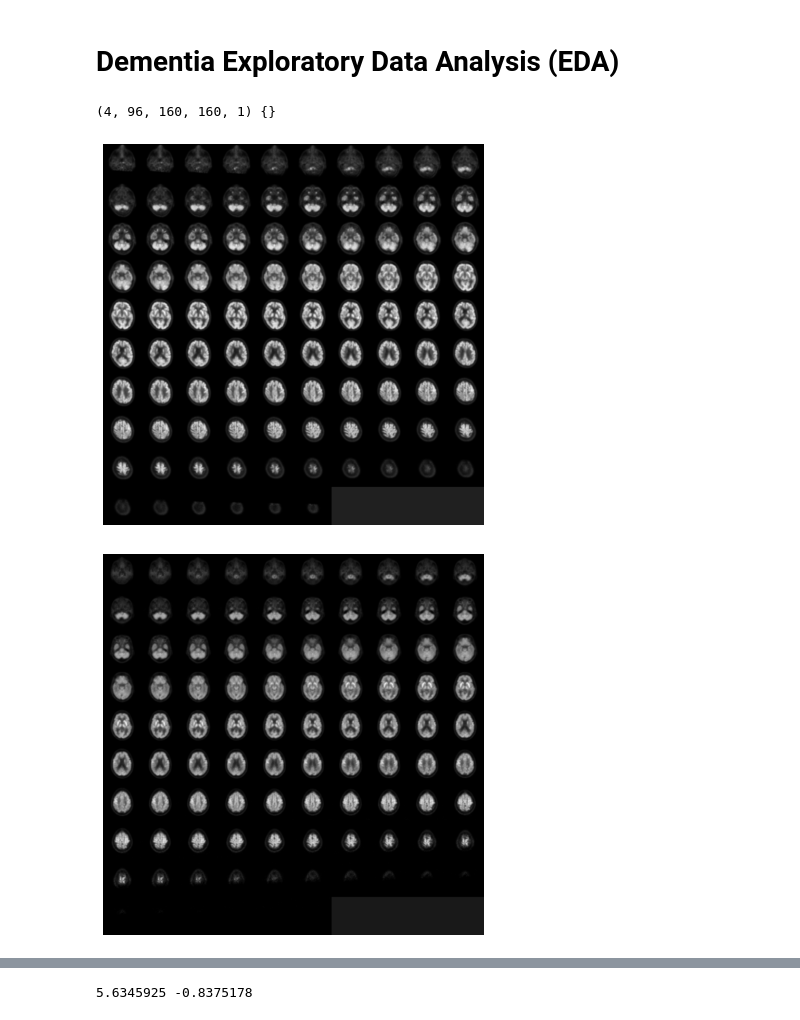
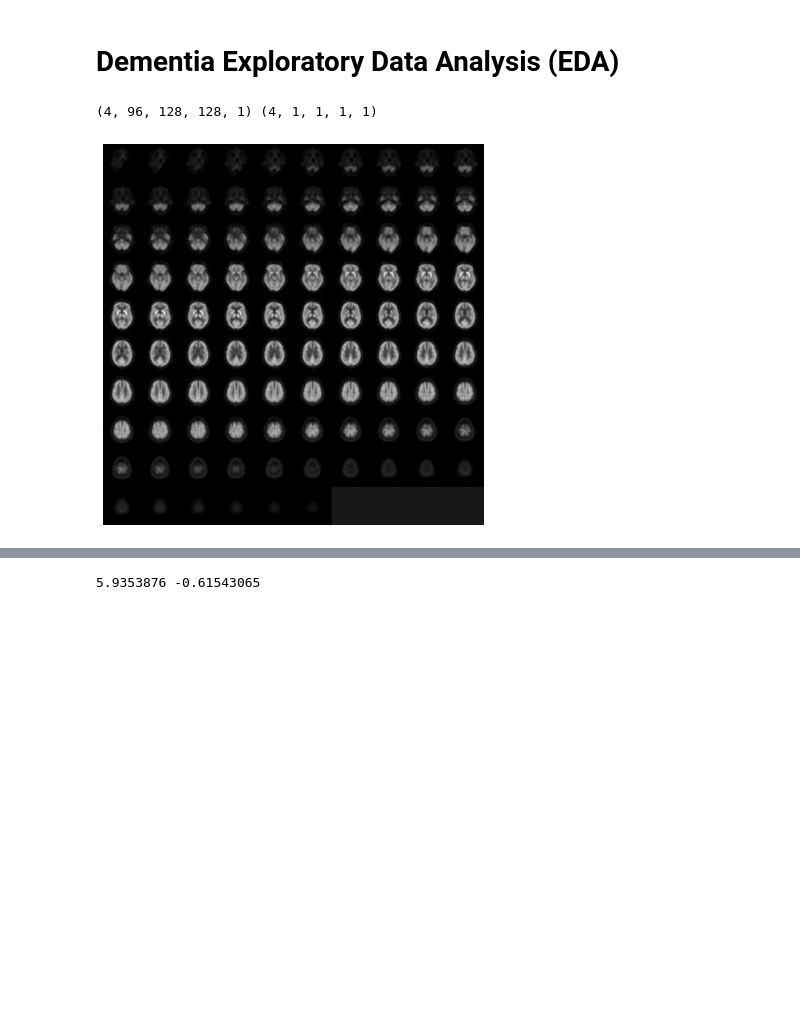
Before and after one commit to Cyb3rBlaze/CAIDM-Dementia, a Jupyter notebook: scripts/eda.ipynb, the cells around one changed output, grey strips where cells are left out. Cells and saved outputs as stored; diff of their text form; code cells hidden in the pictures; blank space fills up the shorter version.

```diff
--- a/scripts/eda.ipynb
+++ b/scripts/eda.ipynb
@@ -15,5 +9,4 @@ from jarvis.utils import datasets, io, arrays as jars
 from jarvis.utils.display import imshow
 # %%
-# --- Prepare client
-client = Client('/data/raw/adni/data/ymls/client-3d-raw.yml', configs={'batch': {'size': 4, 'fold': 0}})
-gen_train, gen_valid = client.create_generators()
+# --- Initialize client
+client = Client('/home/mmorelan/proj/dementia/yml/client-3d-96x128.yml', configs={'batch': {'fold': 0}})
@@ -20,11 +16,8 @@ gen_train, gen_valid = client.create_generators()
 # %%
 for x, y in gen_train:
-    print(x['dat'].shape, y)
+    print(x['dat'].shape, y['lbl'].shape)
     imshow(x['dat'][0])
-    imshow(x['dat'][1])
-    imshow(x['dat'][2])
     break
 # %% [output]
-(4, 96, 160, 160, 1) {}
+(4, 96, 128, 128, 1) (4, 1, 1, 1, 1)
-[figure, old version]
+[figure, new version]
-[figure, removed]
@@ -32,4 +24,4 @@ for x, y in gen_train:
 # %%
-print(x['dat'].max(), x['dat'].min())
+print(x['dat'][0].max(), x['dat'][0].min())
 # %% [output]
-5.6345925 -0.8375178
+5.9353876 -0.61543065
```
Also changed, not shown: parts of 3 cells of this notebook, 49 other files.
